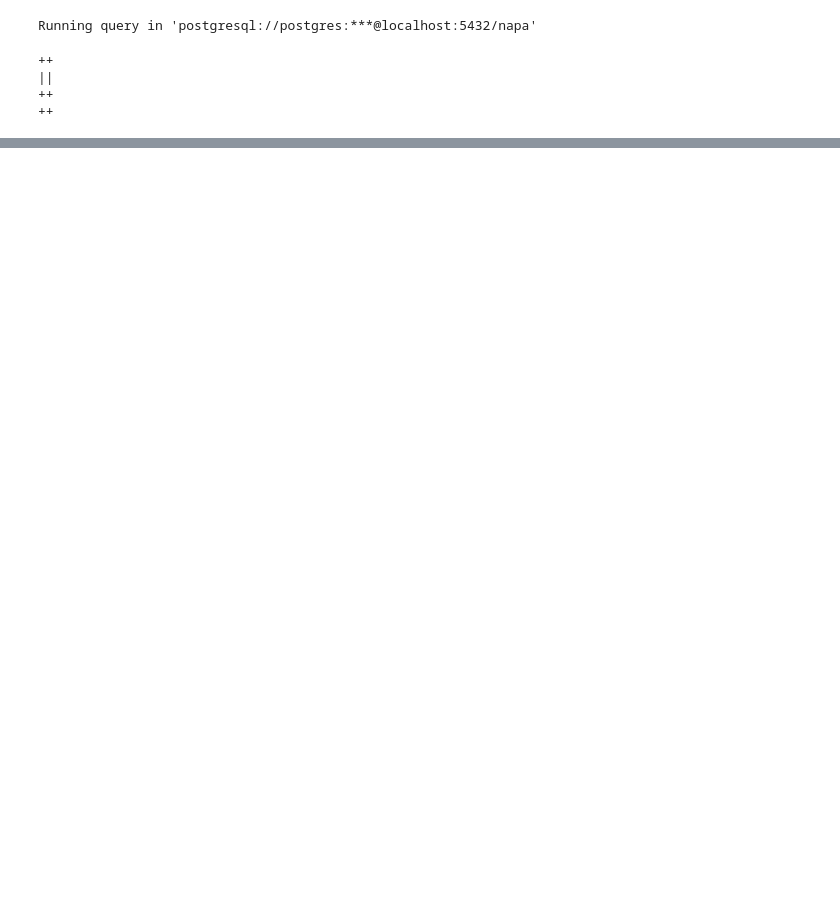
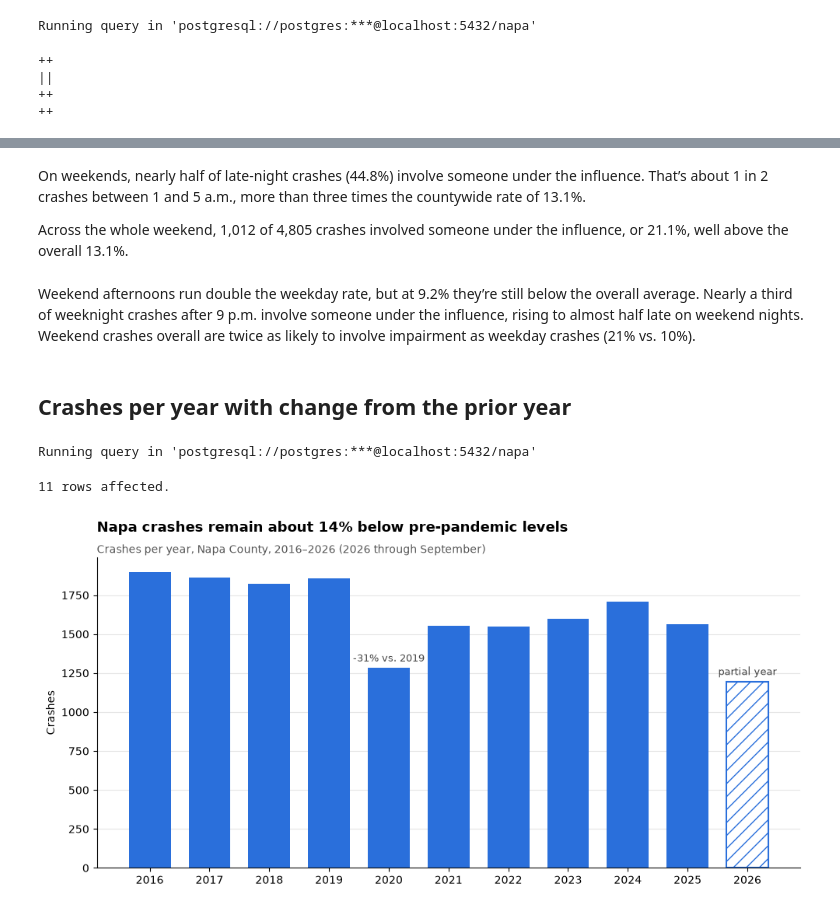
Before and after one commit to cillam/napa_crashes, a Jupyter notebook: napa_crash_analysis.ipynb, the cells around one changed output, grey strips where cells are left out. Cells and saved outputs as stored; diff of their text form; code cells hidden in the pictures; blank space fills up the shorter version.

```diff
--- a/napa_crash_analysis.ipynb
+++ b/napa_crash_analysis.ipynb
@@ -702,0 +929,62 @@ Running query in 'postgresql://postgres:***@localhost:5432/napa'
+# %% [markdown]
+On weekends, nearly half of late-night crashes (44.8%) involve someone under the influence. That’s about 1 in 2 crashes between 1 and 5 a.m., more than three times the countywide rate of 13.1%.
+
+Across the whole weekend, 1,012 of 4,805 crashes involved someone under the influence, or 21.1%, well above the overall 13.1%.
+# %% [markdown]
+Weekend afternoons run double the weekday rate, but at 9.2% they’re still below the overall average. Nearly a third of weeknight crashes after 9 p.m. involve someone under the influence, rising to almost half late on weekend nights. Weekend crashes overall are twice as likely to involve impairment as weekday crashes (21% vs. 10%).
+# %% [markdown]
+## Crashes per year with change from the prior year
+# %%
+%%sql yearly <<
+WITH crashes_per_year AS (
+    SELECT
+        year,
+        COUNT(*) AS crashes
+    FROM crash_detail_view
+    WHERE year IS NOT NULL
+    GROUP BY year
+)
+SELECT year,
+       crashes,
+       LAG(crashes) OVER (ORDER BY year) AS prev_year,
+       crashes - LAG(crashes) OVER (ORDER BY year) AS change,
+       ROUND(100.0 * (crashes - LAG(crashes) OVER (ORDER BY year))
+             / NULLIF(LAG(crashes) OVER (ORDER BY year), 0), 1) AS pct_change
+FROM crashes_per_year
+ORDER BY year;
+# %% [output]
+Running query in 'postgresql://postgres:***@localhost:5432/napa'
+11 rows affected.
+# %%
+df = yearly.DataFrame()
+
+PARTIAL_YEAR = 2026
+COLOR = "#2a6fdb"
+
+fig, ax = plt.subplots(figsize=(10, 5))
+full = df[df["year"] < PARTIAL_YEAR]
+part = df[df["year"] == PARTIAL_YEAR]
+
+ax.bar(full["year"], full["crashes"], color=COLOR, width=0.7)
+ax.bar(part["year"], part["crashes"], color="white", edgecolor=COLOR,
+       hatch="//", width=0.7, linewidth=1.5)
+
+# Label only the bars worth calling out
+for _, row in df[df["year"].isin([2020, PARTIAL_YEAR])].iterrows():
+    label = "partial year" if row["year"] == PARTIAL_YEAR else f"{row['pct_change']:+.0f}% vs. 2019"
+    ax.annotate(label, (row["year"], row["crashes"]), xytext=(0, 6),
+                textcoords="offset points", ha="center", fontsize=9, color="#444")
+
+ax.set_title("Napa crashes remain about 14% below pre-pandemic levels",
+             loc="left", fontsize=13, fontweight="bold", pad=24)
+ax.text(0, 1.015, "Crashes per year, Napa County, 2016–2026 (2026 through September)",
+        transform=ax.transAxes, fontsize=10, color="#555")
+ax.set_xticks(df["year"])
+ax.set_ylabel("Crashes")
+ax.spines[["top", "right"]].set_visible(False)
+ax.grid(axis="y", color="#e5e5e5")
+ax.set_axisbelow(True)
+plt.tight_layout()
+plt.show()
+# %% [output]
+[figure, added]
```
Also changed, not shown: parts of 30 cells of this notebook, 2 other files.
